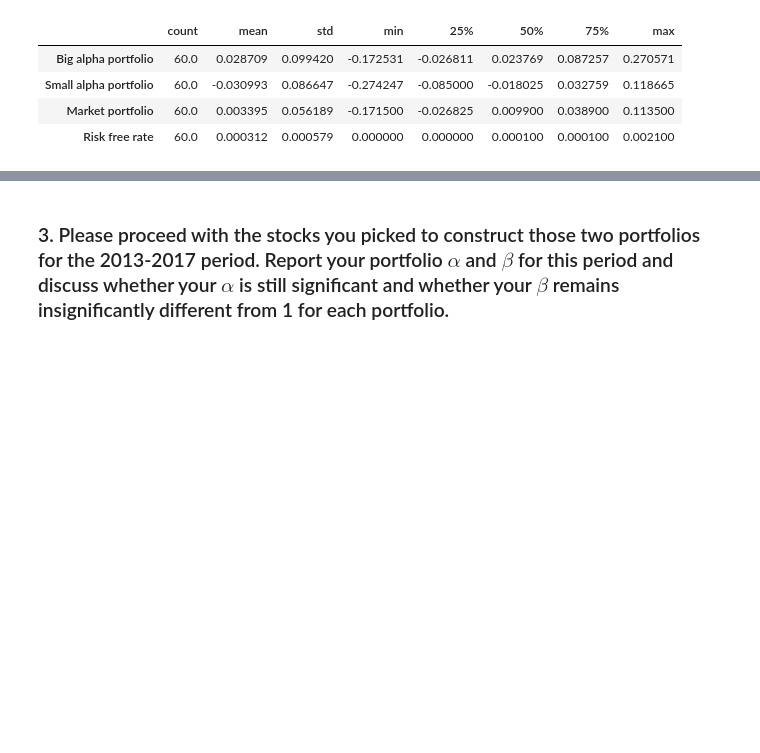
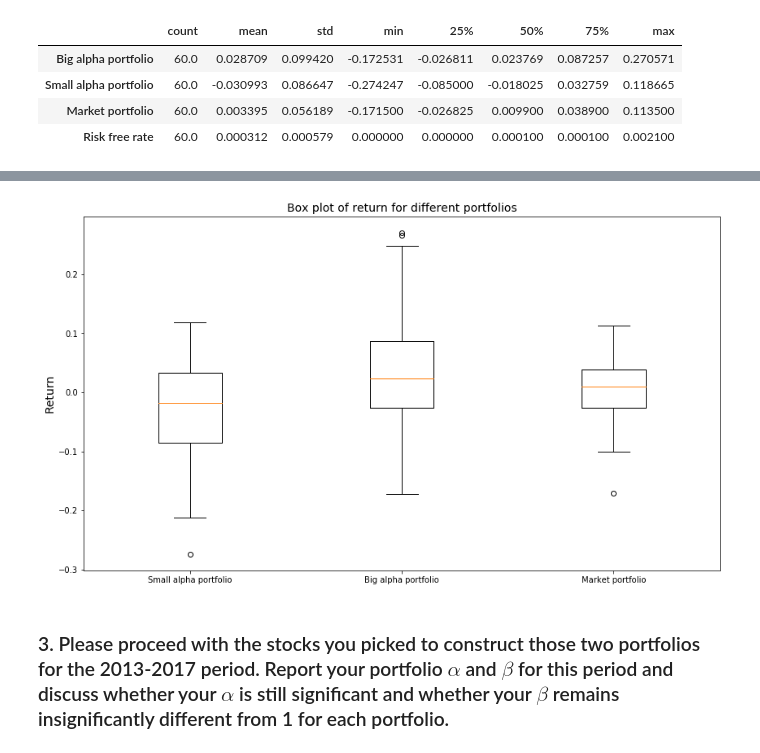
Before and after one commit to Andy-Liu66/2018NCCU-Econometrics, a Jupyter notebook: Homework 1/Homework 1.ipynb, the cells around one changed output, grey strips where cells are left out. Cells and saved outputs as stored; diff of their text form; code cells hidden in the pictures; blank space fills up the shorter version.

```diff
--- a/Homework 1/Homework 1.ipynb
+++ b/Homework 1/Homework 1.ipynb
@@ -433,3 +452,20 @@ result.T.drop_duplicates()
+# %%
+# plot box plot of return for different portfolios
+small_alpha_temp_return["Big alpha portfolio"] = big_alpha_temp_return["Big alpha portfolio"]
+plt.figure(figsize=(14, 8))
+
+plot_data = [small_alpha_temp_return["Small alpha portfolio"],
+             small_alpha_temp_return["Big alpha portfolio"],
+             small_alpha_temp_return["Market portfolio"]]
+
+labels = ["Small alpha portfolio", "Big alpha portfolio", "Market portfolio"]
+
+plt.boxplot(plot_data, labels=labels)
+plt.title("Box plot of return for different portfolios", size=14)
+plt.ylabel("Return", fontsize=14)
+plt.legend();
+# %% [output]
+[figure, added]
 # %% [markdown]
 ### 3. Please proceed with the stocks you picked to construct those two portfolios for the 2013-2017 period. Report your portfolio $\alpha$ and $\beta$ for this period and discuss whether your $\alpha$ is still significant and whether your $\beta$ remains insignificantly different from 1 for each portfolio.
 # %% [markdown]
```
Also changed, not shown: parts of 7 cells of this notebook.
